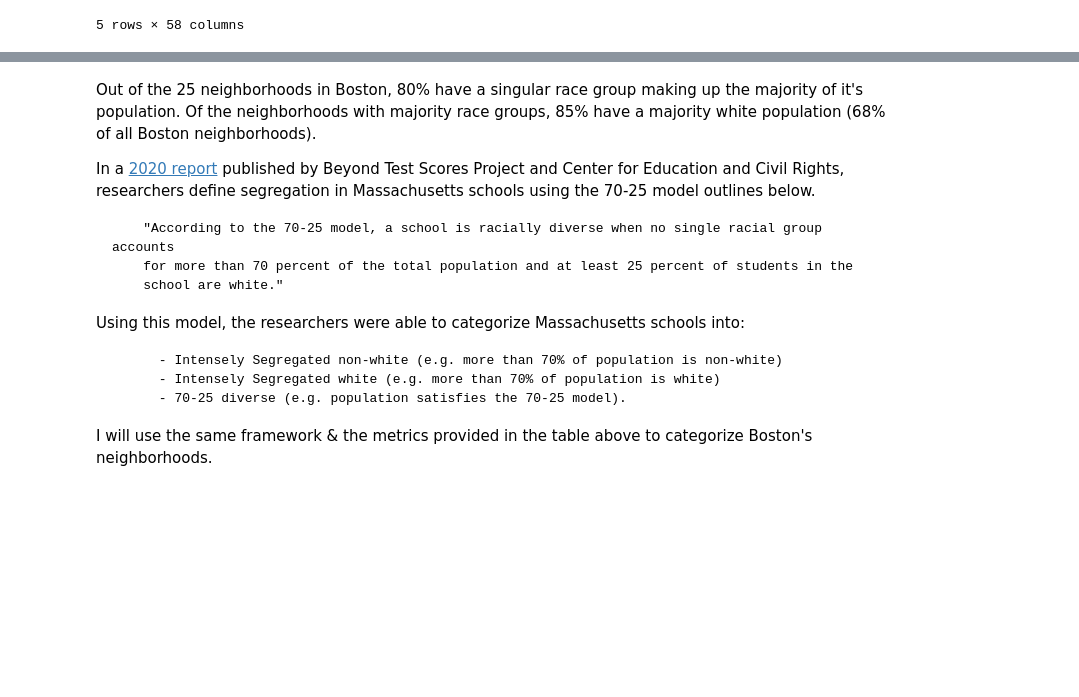
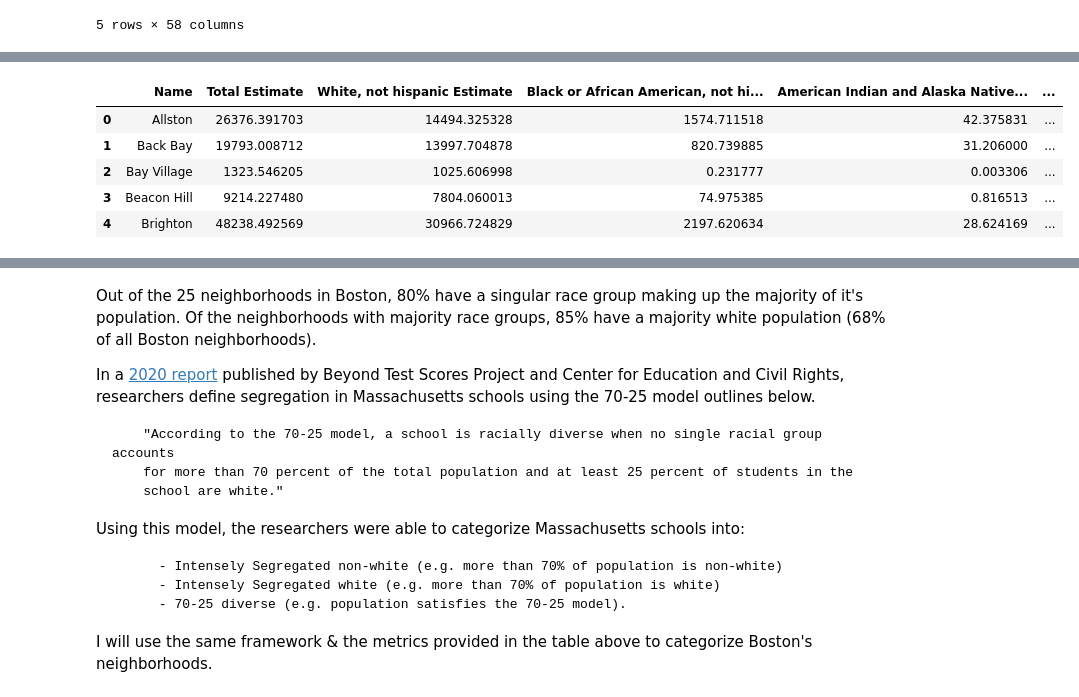
Before and after one commit to emj1020/RacialDotMap_DiversityIndex, a Jupyter notebook: Scripts/01_BOS_BG&nbhood_descriptive_analysis.ipynb, the cells around one changed output, grey strips where cells are left out. Saved outputs shown, nothing was run; the diff lists cells and outputs as text; code cells hidden in the pictures; blank space fills up the shorter version.

```diff
--- a/Scripts/01_BOS_BG&nbhood_descriptive_analysis.ipynb
+++ b/Scripts/01_BOS_BG&nbhood_descriptive_analysis.ipynb
@@ -339,3 +339,13 @@ nbhood_race.sort_values('Total Estimate', ascending = False)
 | South Boston Waterfront | 3263.764230 | 2713.253632 | 77.134399 | 0.000000 | ... |
 | Bay Village | 1323.546205 | 1025.606998 | 0.231777 | 0.003306 | ... |
 | Leather District | 150.989709 | 99.637451 | 0.043693 | 0.000000 | ... |
+# %%
+nbhood_final = pd.merge(nbhood_race, nbhood_BOS[['Name','geometry']], on = 'Name', how = 'left')
+nbhood_final.head()
+# %% [output]
+|  | Name | Total Estimate | White, not hispanic Estimate | Black or African American, not hi... | American Indian and Alaska Native... | ... |
+| 0 | Allston | 26376.391703 | 14494.325328 | 1574.711518 | 42.375831 | ... |
+| 1 | Back Bay | 19793.008712 | 13997.704878 | 820.739885 | 31.206000 | ... |
+| 2 | Bay Village | 1323.546205 | 1025.606998 | 0.231777 | 0.003306 | ... |
+| 3 | Beacon Hill | 9214.227480 | 7804.060013 | 74.975385 | 0.816513 | ... |
+| 4 | Brighton | 48238.492569 | 30966.724829 | 2197.620634 | 28.624169 | ... |
```
Also changed, not shown: parts of 1 cell of this notebook, 19 other files.
